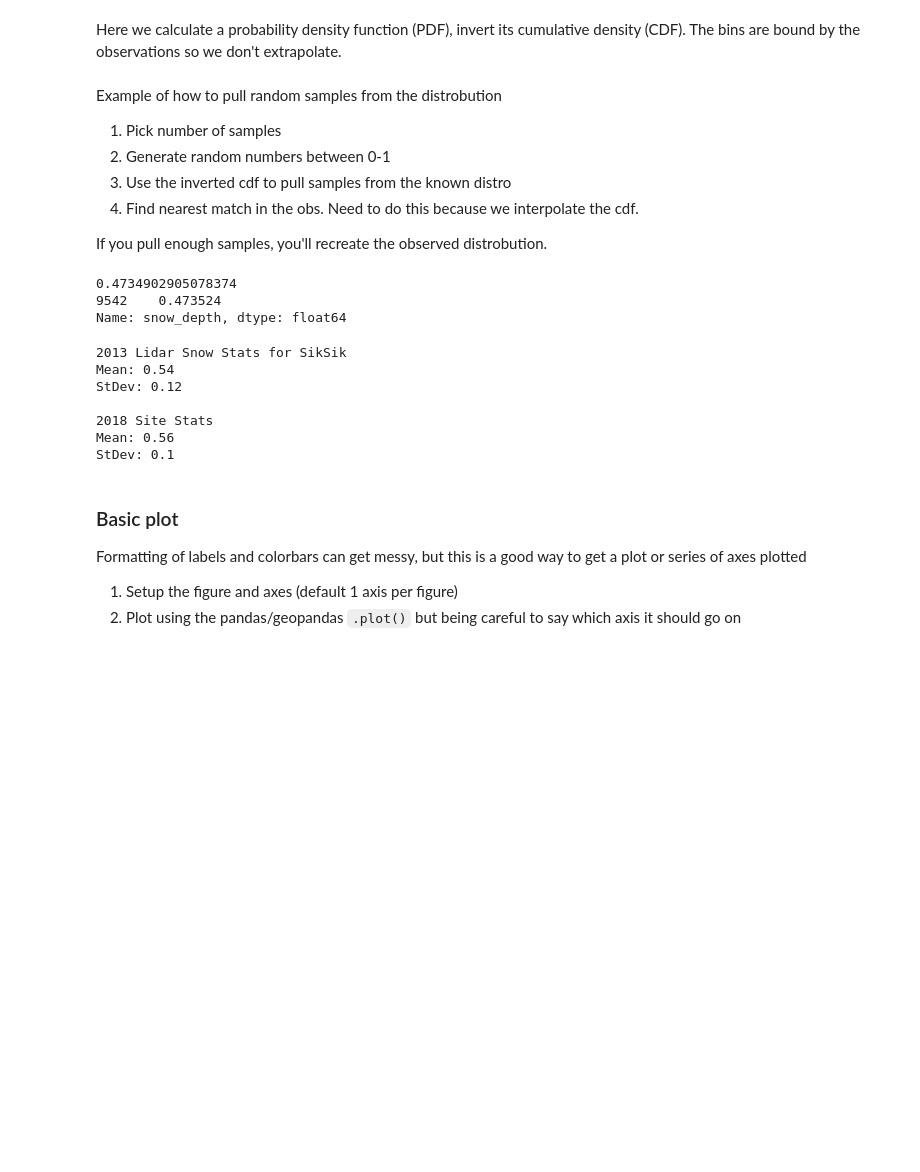
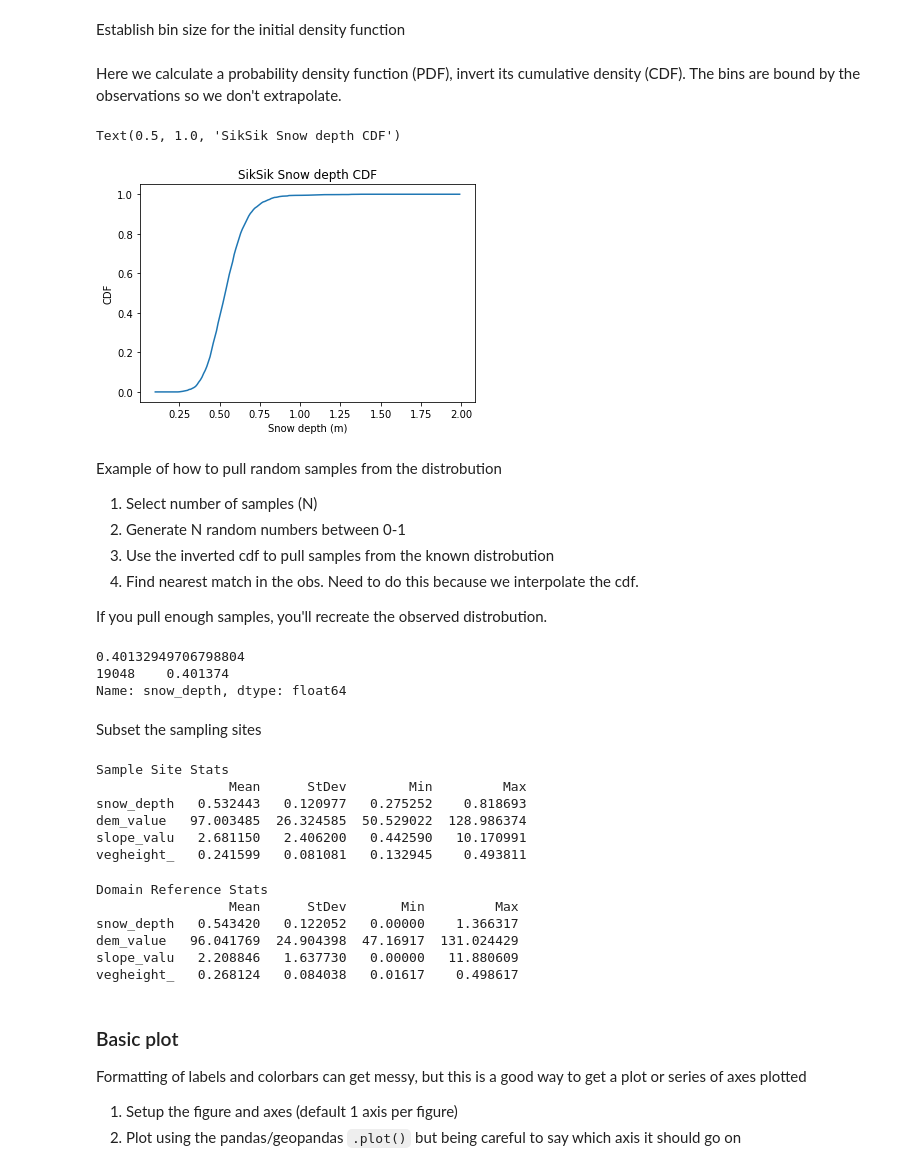
Before and after one commit to kingjml/tvc-site-selection, a Jupyter notebook: site-selector.ipynb, the cells around one changed output. Cells and saved outputs as stored; diff of their text form; code cells hidden in the pictures; blank space fills up the shorter version.

```diff
--- a/site-selector.ipynb
+++ b/site-selector.ipynb
@@ -19 +33,3 @@ df = df[df['vegheight_']<= veg_max]
+# %% [markdown]
+Establish bin size for the initial density function
 # %%
@@ -29,11 +45,19 @@ hist, bin_edges = np.histogram(df.snow_depth, bins=bsnow, density=True)
 cum_values = np.zeros(bin_edges.shape)
 cum_values[1:] = np.cumsum(hist*np.diff(bin_edges))
 inv_cdf = interpolate.interp1d(cum_values, bin_edges)
+# %%
+plt.plot(bin_edges, cum_values)
+plt.xlabel("Snow depth (m)")
+plt.ylabel("CDF")
+plt.title('SikSik Snow depth CDF')
+# %% [output]
+Text(0.5, 1.0, 'SikSik Snow depth CDF')
+[figure, added]
 # %% [markdown]
 Example of how to pull random samples from the distrobution
-1. Pick number of samples
-2. Generate random numbers between 0-1
-3. Use the inverted cdf to pull samples from the known distro
+1. Select number of samples (N)
+2. Generate N random numbers between 0-1
+3. Use the inverted cdf to pull samples from the known distrobution
 4. Find nearest match in the obs. Need to do this because we interpolate the cdf.
 
 If you pull enough samples, you'll recreate the observed distrobution.
@@ -41,27 +65,13 @@ If you pull enough samples, you'll recreate the observed distrobution.
 n_samples = 50
 r = np.random.rand(n_samples)
 depth_sample = inv_cdf(r)
-sample_records = [df.iloc[(df['snow_depth']-x).abs().argsort()[:1]] for x in depth_sample]
+sample_records = [siksik_sub.iloc[(siksik_sub['snow_depth']-x).abs().argsort()[:1]] for x in depth_sample]
 
 print(depth_sample[0])
 print(sample_records[0].snow_depth)
 # %% [output]
-0.4734902905078374
-9542    0.473524
+0.40132949706798804
+19048    0.401374
 Name: snow_depth, dtype: float64
-# %%
-print('2013 Lidar Snow Stats for SikSik')
-print ("Mean: {} ".format(np.round(df.snow_depth.mean(),2)))
-print ("StDev: {} ".format(np.round(df.snow_depth.std(),2)))
-
-print('\n2018 Site Stats')
-print ("Mean: {} ".format(np.round(depth_sample.mean(),2)))
-print ("StDev: {} ".format(np.round(depth_sample.std(),2)))
-# %% [output]
-2013 Lidar Snow Stats for SikSik
-Mean: 0.54
-StDev: 0.12
-
-2018 Site Stats
-Mean: 0.56
-StDev: 0.1
+# %% [markdown]
+Subset the sampling sites
@@ -68,3 +81,27 @@ StDev: 0.1
+# %%
+print('Sample Site Stats')
+sample_stats = pd.concat([sites.mean(), sites.std(), sites.min(), sites.max()], axis=1, sort=False)
+sample_stats.columns = ['Mean', 'StDev', 'Min', 'Max']
+print(sample_stats)
+# %% [output]
+Sample Site Stats
+                 Mean      StDev        Min         Max
+snow_depth   0.532443   0.120977   0.275252    0.818693
+dem_value   97.003485  26.324585  50.529022  128.986374
+slope_valu   2.681150   2.406200   0.442590   10.170991
+vegheight_   0.241599   0.081081   0.132945    0.493811
+# %%
+print('Domain Reference Stats')
+domain_stats = pd.concat([siksik_sub.mean(), siksik_sub.std(), siksik_sub.min(), siksik_sub.max()], axis=1, sort=False)
+domain_stats.columns = ['Mean', 'StDev', 'Min', 'Max']
+print(domain_stats)
+# %% [output]
+Domain Reference Stats
+                 Mean      StDev       Min         Max
+snow_depth   0.543420   0.122052   0.00000    1.366317
+dem_value   96.041769  24.904398  47.16917  131.024429
+slope_valu   2.208846   1.637730   0.00000   11.880609
+vegheight_   0.268124   0.084038   0.01617    0.498617
 # %% [markdown]
 ### Basic plot
 Formatting of labels and colorbars can get messy, but this is a good way to get a plot or series of axes plotted
```
Also changed, not shown: parts of 12 cells of this notebook, 1 other file.
